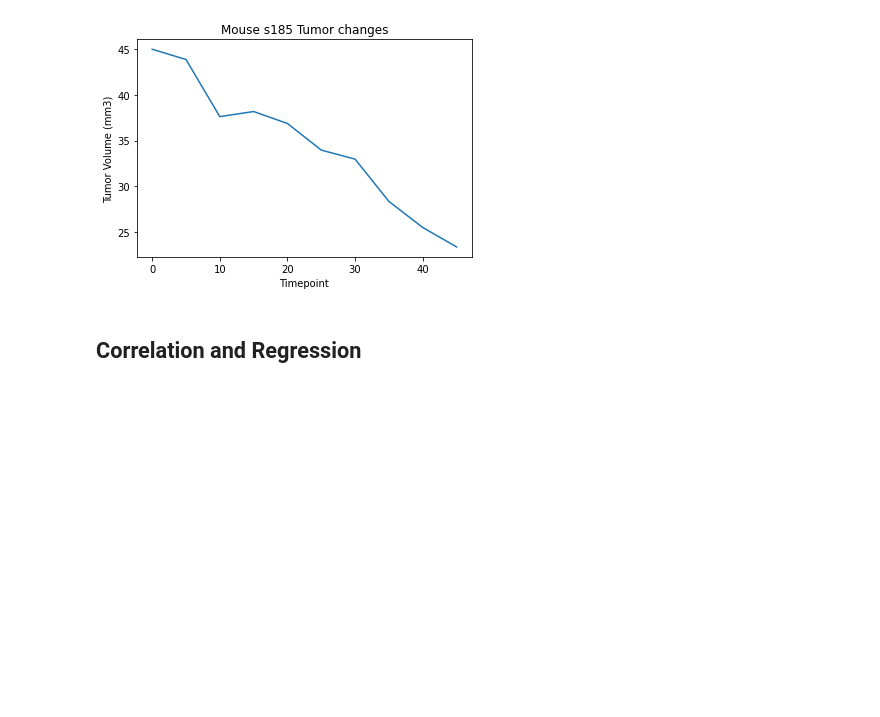
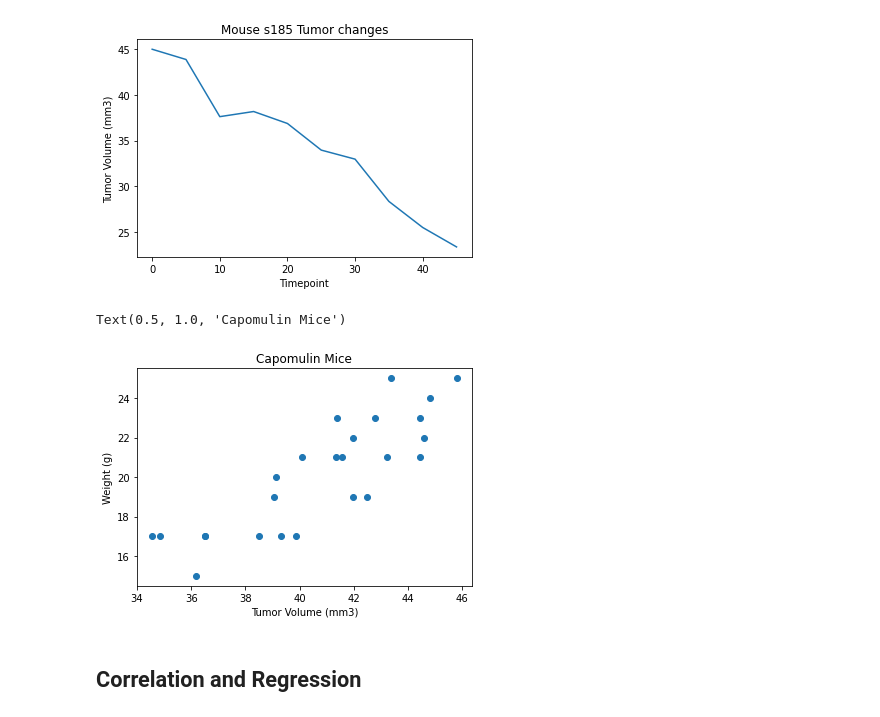
Before and after one commit to allison713/matplotlib-challenge, a Jupyter notebook: Pymaceuticals/pymaceuticals_starter.ipynb, the cells around one changed output. Saved outputs shown, nothing was run; the diff lists cells and outputs as text; code cells hidden in the pictures; blank space fills up the shorter version.

```diff
--- a/Pymaceuticals/pymaceuticals_starter.ipynb
+++ b/Pymaceuticals/pymaceuticals_starter.ipynb
@@ -264,2 +262,14 @@ Text(0.5, 1.0, 'Mouse s185 Tumor changes')
+# %%
+# Generate a scatter plot of average tumor volume vs. mouse weight for the Capomulin regimen
+Capomulin_df = study_data_complete.loc[study_data_complete["Drug Regimen"] == "Capomulin",:]
+x_value = Capomulin_df.groupby(['Mouse ID']).mean()["Tumor Volume (mm3)"]
+y_value = Capomulin_df.groupby(['Mouse ID']).mean()["Weight (g)"]
+plt.scatter(x_value,y_value)
+plt.xlabel("Tumor Volume (mm3)")
+plt.ylabel("Weight (g)")
+plt.title("Capomulin Mice")
+# %% [output]
+Text(0.5, 1.0, 'Capomulin Mice')
+[figure, added]
 # %% [markdown]
 ## Correlation and Regression
```
Also changed, not shown: parts of 3 cells of this notebook.
